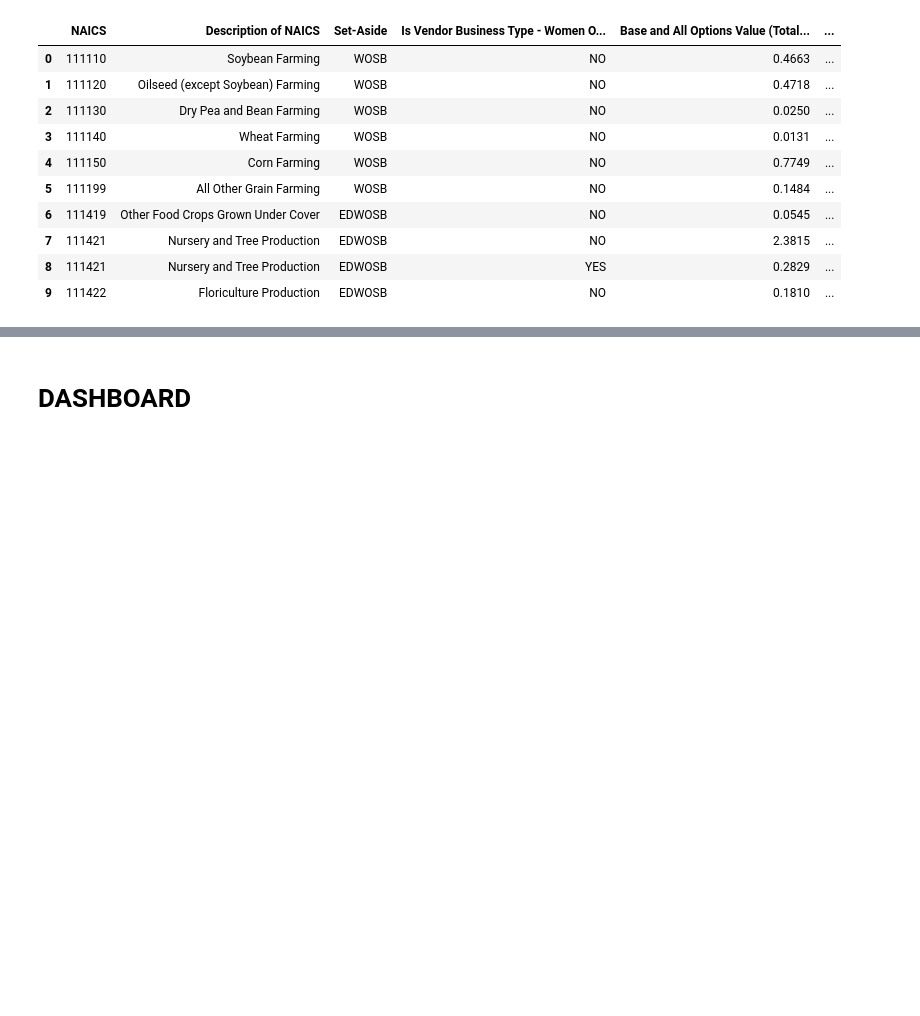
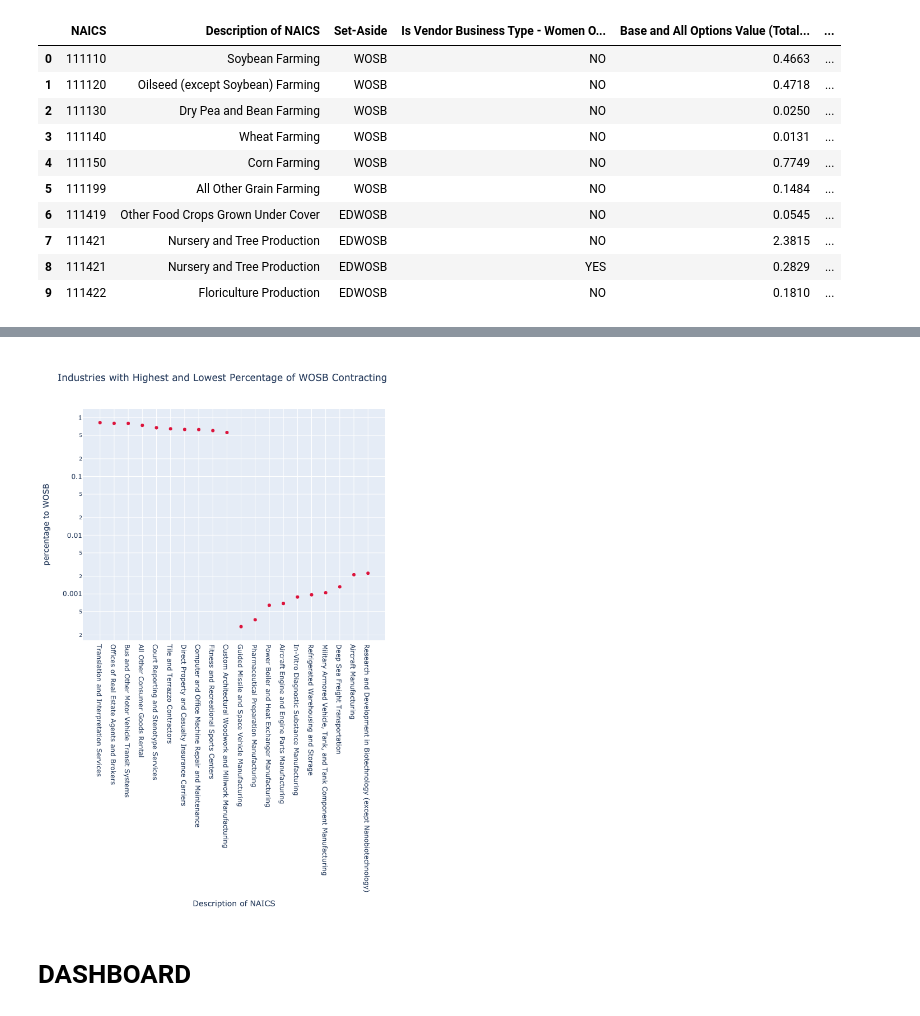
Before and after one commit to reetyf/sba, a Jupyter notebook: sba_assignment_haileyweinschenk.ipynb, the cells around one changed output, grey strips where cells are left out. Cells and saved outputs as stored; diff of their text form; code cells hidden in the pictures; blank space fills up the shorter version.

```diff
--- a/sba_assignment_haileyweinschenk.ipynb
+++ b/sba_assignment_haileyweinschenk.ipynb
@@ -415,7 +415,7 @@ to_plot_lo = bottom_industries[['Description of NAICS','percentage to WOSB']]
 graph = pd.concat([to_plot_high,to_plot_lo], axis = 0)
 # %%
 fig5 = px.scatter(graph, x='Description of NAICS', y="percentage to WOSB", \
-              title='Industries with Highest Percentage of WOSB Contracting',\
+              title='Industries with Highest and Lowest Percentage of WOSB Contracting',\
               labels = {"Principal Place of Performance State Code":"State (Abbr.)","Statewide Percentage of Total Contracted Dollars":"Contracted Dollars (%)"}, color_discrete_sequence=['crimson'],log_y = True,height = 1000)
-fig5.show()
+fig5.show("png")
 # %% [output]
@@ -423,3 +422,4 @@ fig5.show()
+[figure, added]
 # %% [markdown]
 # DASHBOARD
 # %%
```
Also changed, not shown: parts of 5 cells of this notebook.
